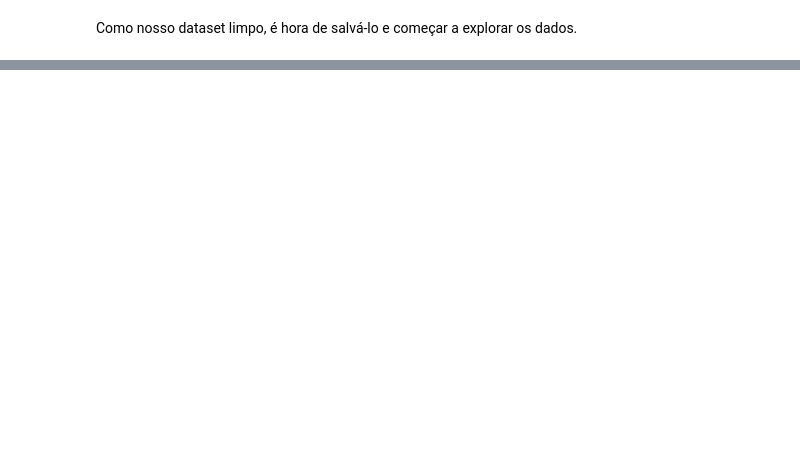
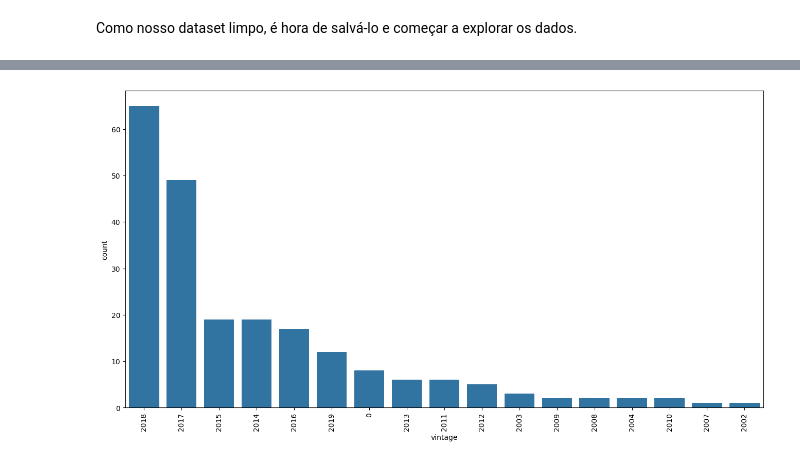
Before and after one commit to JhonnyLimachi/Sigmoidal, a Jupyter notebook: 41_4_[PROJETO]_Previsão_de_Demanda_(Time_Series_Forecasting).ipynb, the cells around one changed output, grey strips where cells are left out. Cells and saved outputs as stored; diff of their text form; code cells hidden in the pictures; blank space fills up the shorter version.

```diff
--- a/41_4_[PROJETO]_Previsão_de_Demanda_(Time_Series_Forecasting).ipynb
+++ b/41_4_[PROJETO]_Previsão_de_Demanda_(Time_Series_Forecasting).ipynb
@@ -279,0 +322,7 @@ Como nosso dataset limpo, é hora de salvá-lo e começar a explorar os dados.
+# %%
+f, ax = plt.subplots(figsize=(16, 8))
+sns.countplot(x=df.vintage, order=df.vintage.value_counts().index);
+plt.xticks(rotation=90)
+plt.show();
+# %% [output]
+[figure, added]
```
Also changed, not shown: parts of 6 cells of this notebook.
